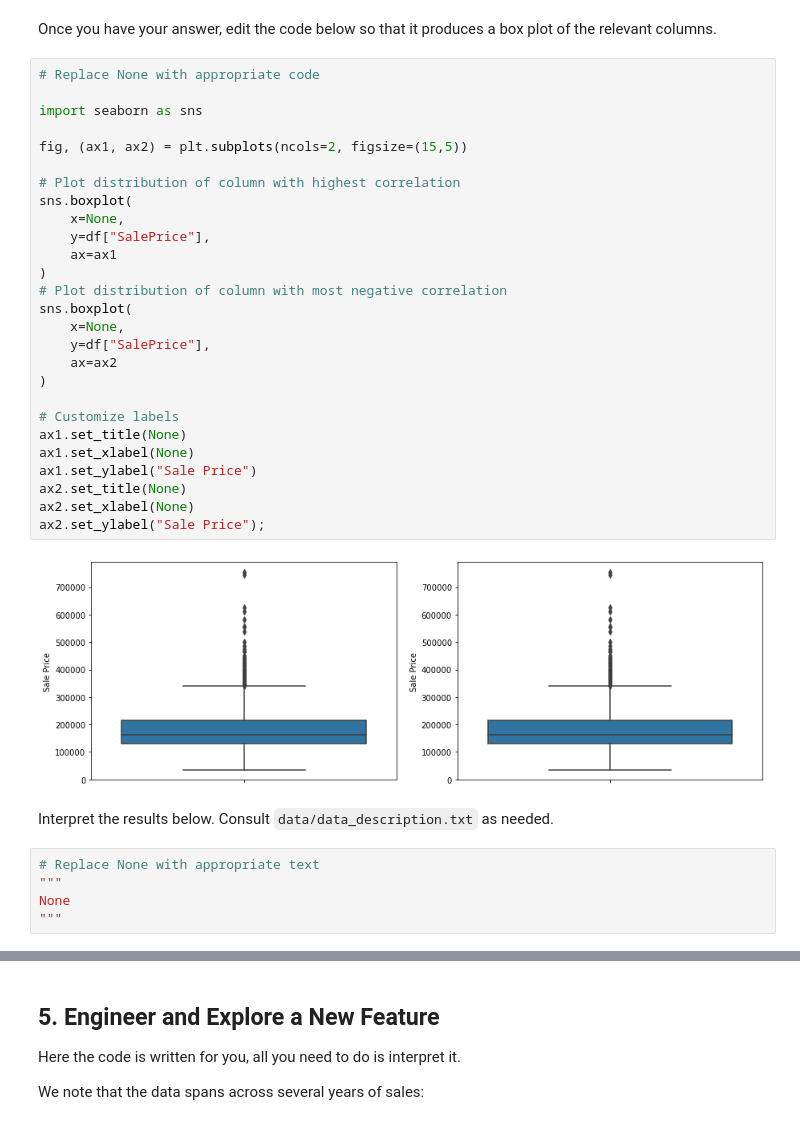
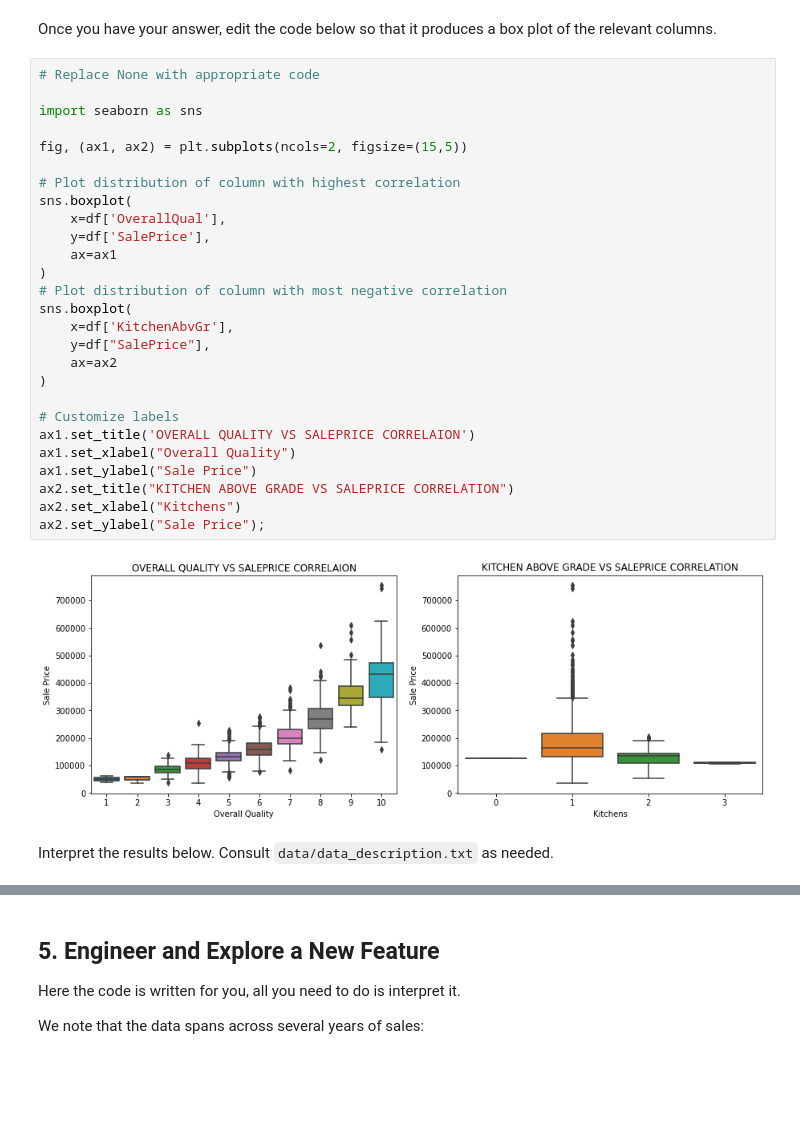
Before and after one commit to Khadija-Omar/dsc-pandas-eda-lab, a Jupyter notebook: index.ipynb, the cells around one changed output, grey strips where cells are left out. Cells and saved outputs as stored; diff of their text form; blank space fills up the shorter version.

```diff
--- a/index.ipynb
+++ b/index.ipynb
@@ -368,36 +372,31 @@ Once you have your answer, edit the code below so that it produces a box plot of
 # %%
 # Replace None with appropriate code
 
 import seaborn as sns
 
 fig, (ax1, ax2) = plt.subplots(ncols=2, figsize=(15,5))
 
 # Plot distribution of column with highest correlation
 sns.boxplot(
-    x=None,
-    y=df["SalePrice"],
+    x=df['OverallQual'],
+    y=df['SalePrice'],
     ax=ax1
 )
 # Plot distribution of column with most negative correlation
 sns.boxplot(
-    x=None,
+    x=df['KitchenAbvGr'],
     y=df["SalePrice"],
     ax=ax2
 )
 
 # Customize labels
-ax1.set_title(None)
-ax1.set_xlabel(None)
+ax1.set_title('OVERALL QUALITY VS SALEPRICE CORRELAION')
+ax1.set_xlabel("Overall Quality")
 ax1.set_ylabel("Sale Price")
-ax2.set_title(None)
-ax2.set_xlabel(None)
+ax2.set_title("KITCHEN ABOVE GRADE VS SALEPRICE CORRELATION")
+ax2.set_xlabel("Kitchens")
 ax2.set_ylabel("Sale Price");
 # %% [output]
-[figure, old version]
+[figure, new version]
 # %% [markdown]
 Interpret the results below. Consult `data/data_description.txt` as needed.
-# %%
-# Replace None with appropriate text
-"""
-None
-"""
```
Also changed, not shown: parts of 12 cells of this notebook.
